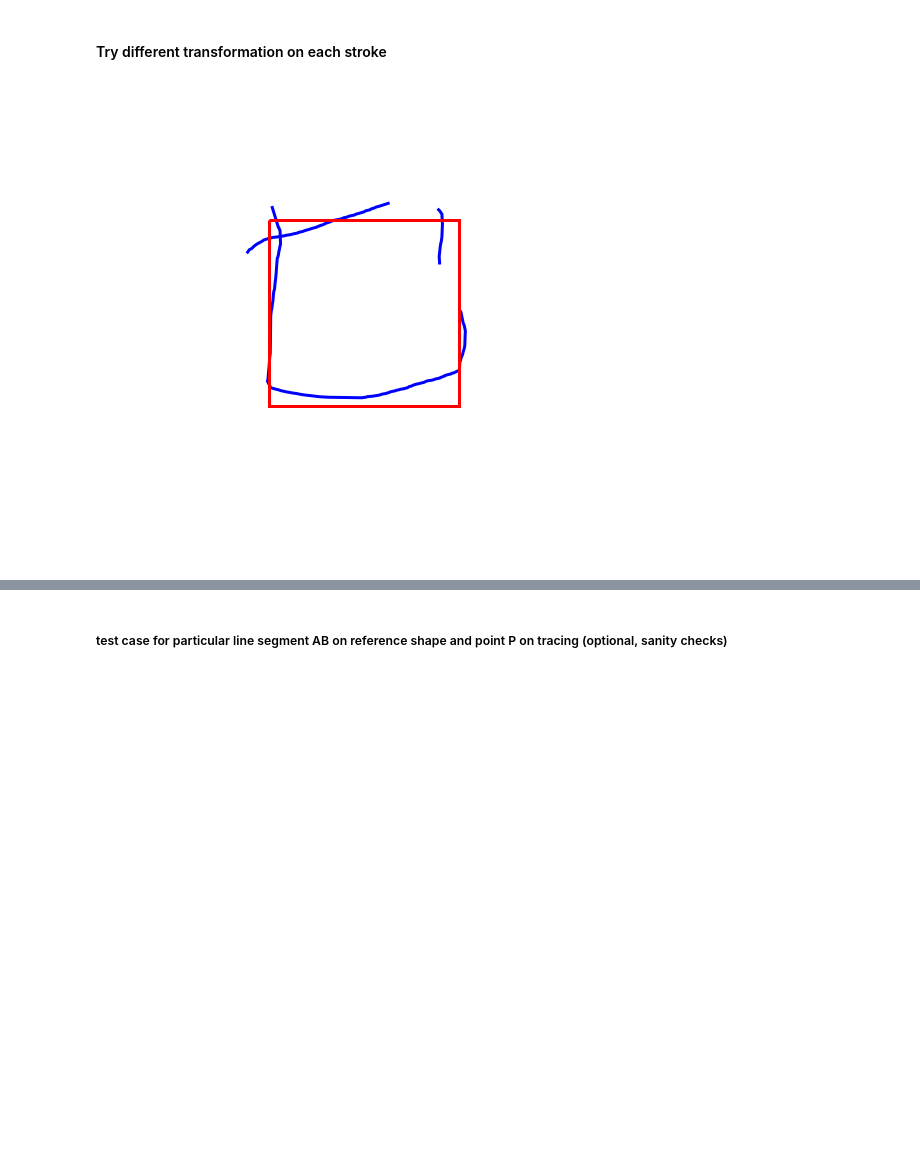
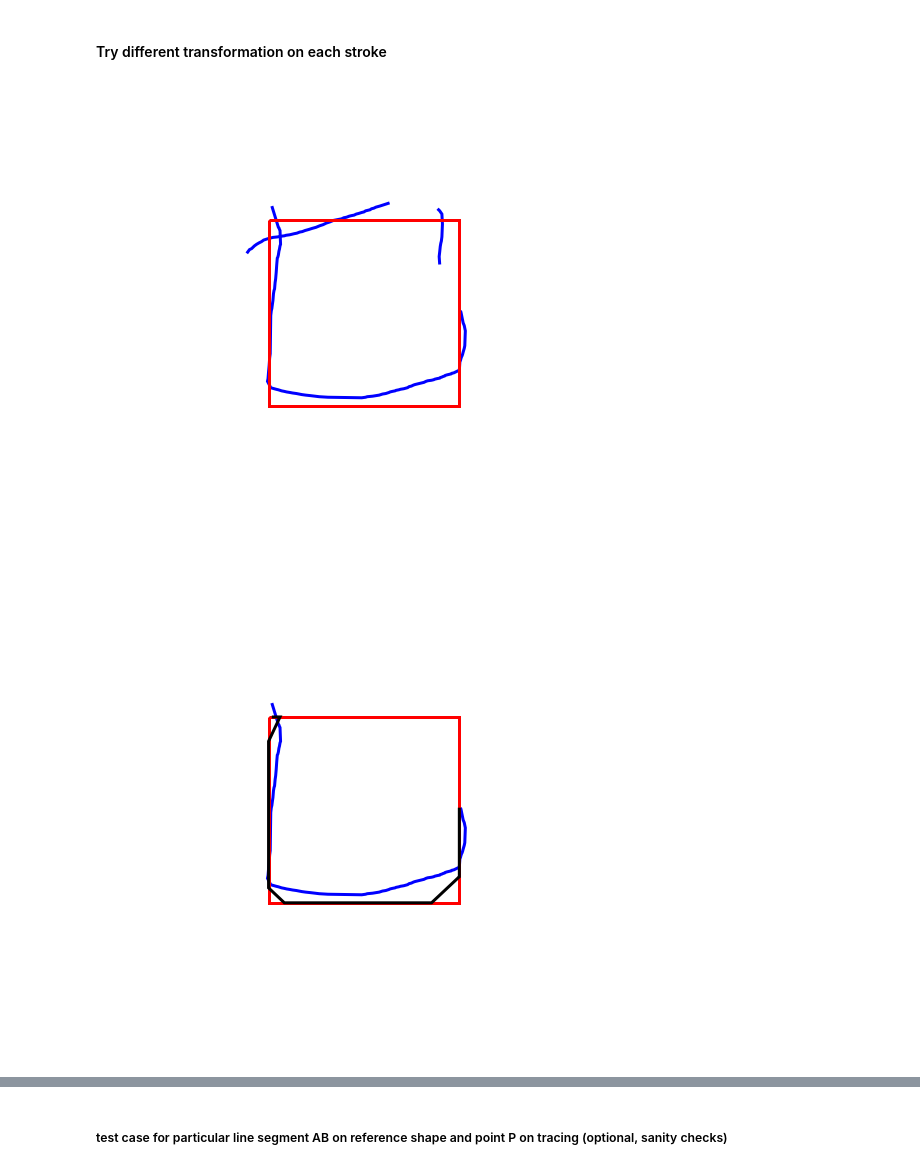
Before and after one commit to brialorelle/kiddraw, a Jupyter notebook: analysis/museumstation/tracing/stroke_svg_distance.ipynb, the cells around one changed output, grey strips where cells are left out. Cells and saved outputs as stored; diff of their text form; code cells hidden in the pictures; blank space fills up the shorter version.

Commit message:
add stroke segmentation

```diff
--- a/analysis/museumstation/tracing/stroke_svg_distance.ipynb
+++ b/analysis/museumstation/tracing/stroke_svg_distance.ipynb
@@ -110,8 +110,12 @@ if reallyRun:
 [figure]
 # %% [markdown]
 #### Try different transformation on each stroke
-# %%
-reload(rsh)
-rsh.plot_stroke_coregistered_shapes(verts_list, ref_verts,canvas_side)
-# %% [output]
-[figure, removed]
+# %%
+reload(rsh)
+rsh.plot_stroke_coregistered_shapes(verts_list, ref_verts,canvas_side)
+for stroke in verts_list:
+    cor_verts = rsh.get_corresponding_verts(np.array(stroke), np.array(ref_verts))
+    rsh.plot_stroke_corresponding_points_on_reference(stroke,ref_verts,cor_verts,canvas_side)
+# %% [output]
+[figure, added]
+[figure, added]
```
Also changed, not shown: parts of 4 cells of this notebook, 1 other file.
